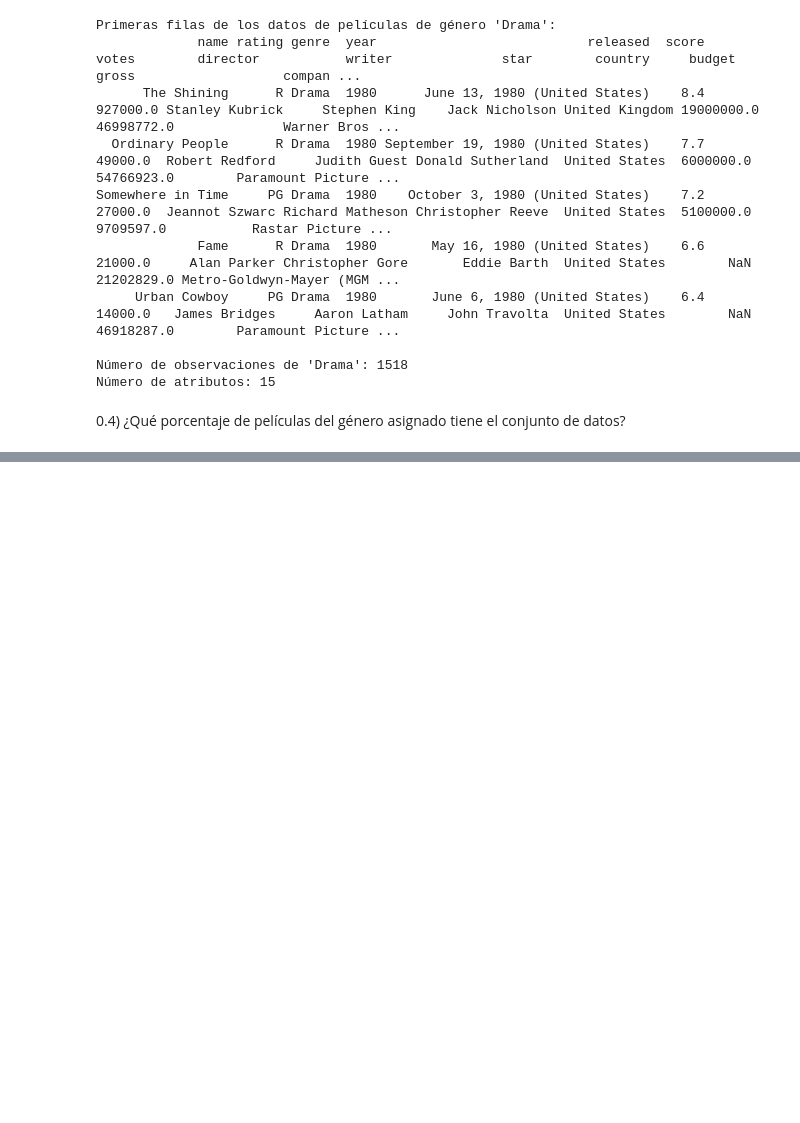
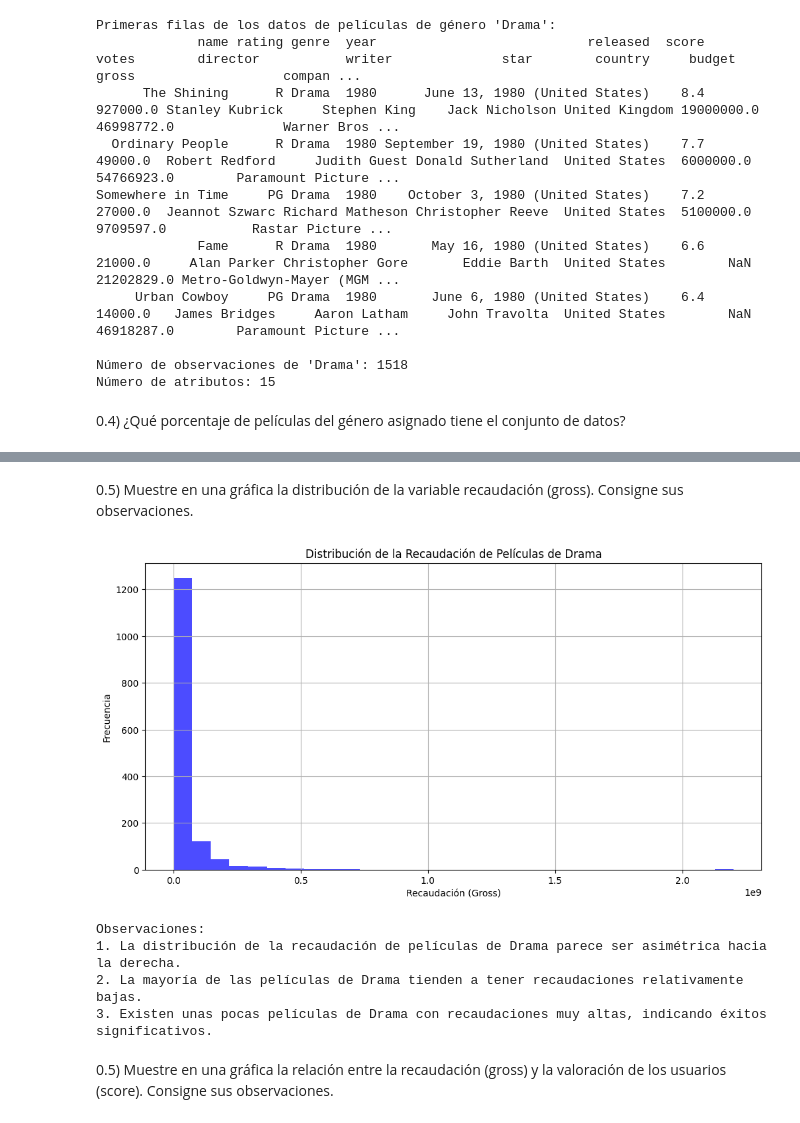
Before and after one commit to caesar-dat-com/Quick_programming_tasks, a Jupyter notebook: movies/movies.ipynb, the cells around one changed output, grey strips where cells are left out. Saved outputs shown, nothing was run; the diff lists cells and outputs as text; code cells hidden in the pictures; blank space fills up the shorter version.

```diff
--- a/movies/movies.ipynb
+++ b/movies/movies.ipynb
@@ -109,0 +312,33 @@ Número de atributos: 15
+# %% [markdown]
+0.5) Muestre en una gráfica la distribución de la variable recaudación (gross).
+Consigne sus observaciones.
+# %%
+data = pd.read_csv(file_path)
+drama_data = data[data['genre'] == 'Drama']
+
+
+if not drama_data['gross'].dropna().empty:
+    # Crear la gráfica de la distribución de 'gross'
+    plt.figure(figsize=(12, 6))
+    plt.hist(drama_data['gross'].dropna(), bins=30, color='blue', alpha=0.7)
+    plt.title('Distribución de la Recaudación de Películas de Drama')
+    plt.xlabel('Recaudación (Gross)')
+    plt.ylabel('Frecuencia')
+    plt.grid(True)
+    plt.show()
+else:
+    print("No hay suficientes datos de recaudación para películas de Drama para mostrar.")
+
+print("\nObservaciones:")
+print("1. La distribución de la recaudación de películas de Drama parece ser asimétrica hacia la derecha.")
+print("2. La mayoría de las películas de Drama tienden a tener recaudaciones relativamente bajas.")
+print("3. Existen unas pocas películas de Drama con recaudaciones muy altas, indicando éxitos significativos.")
+# %% [output]
+[figure, added]
+Observaciones:
+1. La distribución de la recaudación de películas de Drama parece ser asimétrica hacia la derecha.
+2. La mayoría de las películas de Drama tienden a tener recaudaciones relativamente bajas.
+3. Existen unas pocas películas de Drama con recaudaciones muy altas, indicando éxitos significativos.
+# %% [markdown]
+0.5) Muestre en una gráfica la relación entre la recaudación (gross) y la valoración
+de los usuarios (score). Consigne sus observaciones.
```
Also changed, not shown: parts of 24 cells of this notebook.
